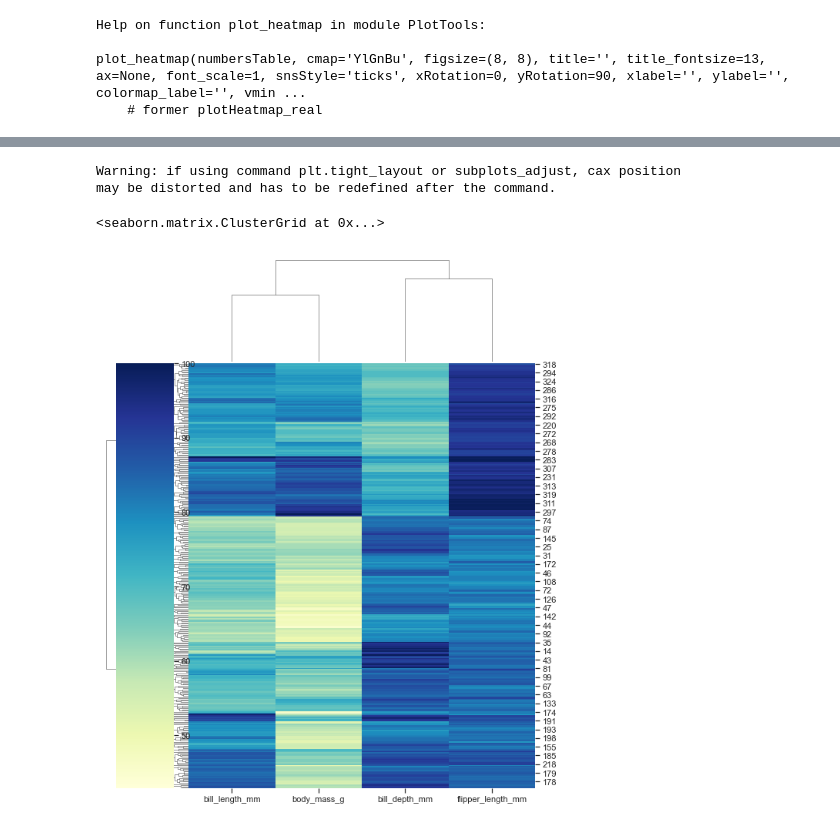
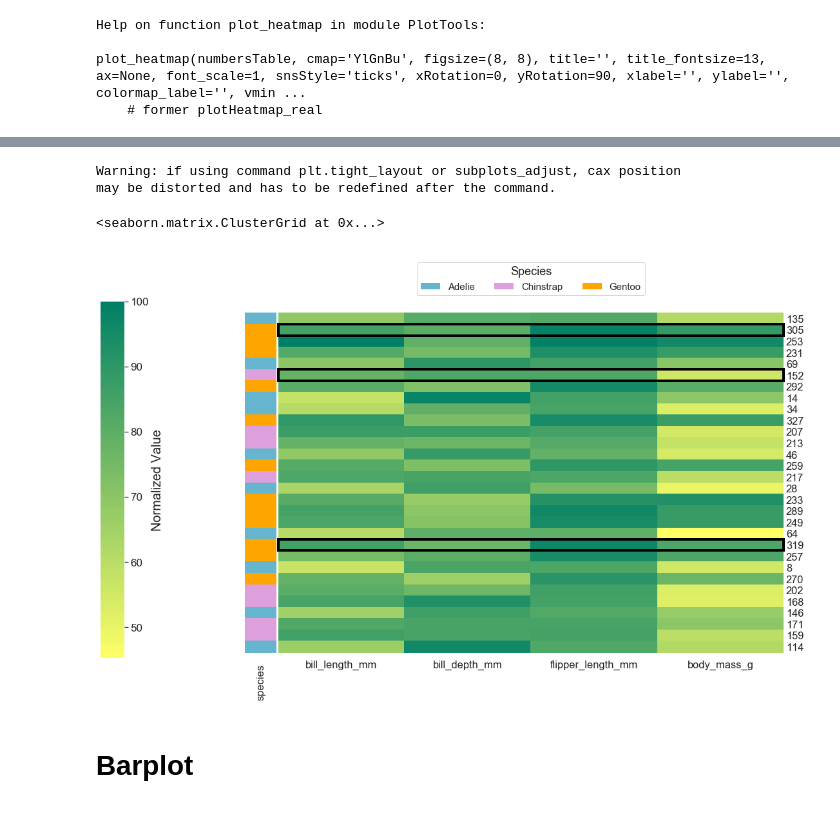
Before and after one commit to liel-cohen/LielTools, a Jupyter notebook: plots_examp.ipynb, the cells around one changed output, grey strips where cells are left out. Cells and saved outputs as stored; diff of their text form; code cells hidden in the pictures.

Commit message:
PlotTools and examples notebook updates

```diff
--- a/plots_examp.ipynb
+++ b/plots_examp.ipynb
@@ -62,5 +68,7 @@ diam_df
 # %%
 peng_df = sns.load_dataset('penguins')
 peng_df.drop(index=[3,339], inplace=True)
+peng_df['bill_length-depth ratio'] = peng_df['bill_length_mm'] / peng_df['bill_depth_mm']
+peng_df['flipper_length body_mass ratio'] = peng_df['flipper_length_mm'] / peng_df['body_mass_g']
 peng_df
 # %% [output]
@@ -380,51 +583,44 @@ dtype: int64
 # %%
+import importlib
+importlib.reload(PlotTools)
 cols = ['bill_length_mm', 'bill_depth_mm', 'flipper_length_mm', 'body_mass_g']
-PlotTools.plot_clustermap(100 * (peng_df[cols] / peng_df[cols].max()),
-                    cmap='YlGnBu', figsize=(10, 10),
+random_subset_df = 100 * (peng_df[cols] / peng_df[cols].max()).sample(n=30)
+PlotTools.plot_clustermap(random_subset_df,
+                    cmap='summer_r', figsize=(20, 15),
                     title='', title_fontsize=13, title_y_padding=0,
                     adjRight=0.8, adjBottom=0.3, adjLeft=None, adjTop=None,
-                    row_clustering=True, col_clustering=True,
-                    font_scale=1, snsStyle='ticks', vmin=None, vmax=None,
+                    row_clustering=False, col_clustering=False,
+                    font_scale=1.5,
                     xlabel='', ylabel='', xRotation=0, yRotation=0,
                     xy_labels_fontsize=None,
 
-                    mask=None,
-
-                    cbar_title='', cbar_orient='vertical',
-                    cbar_pos=None, cbar_vertical_left=False,
-                    cbar_title_fontsize=None, cbar_ticks_fontsize=None,
-                    hide_cbar=False,
+                    cbar_vertical_left=True, cbar_vertical_left_x_factor=0.1,
+                    cbar_title='Normalized Value', cbar_orient='vertical',
+                    cbar_pos=[0.1, 0.8, 0.02, 0.15],
+                    cbar_title_fontsize=20, cbar_ticks_fontsize=17,
 
                     linewidths=0, linecolor='white',
 
-                    row_color_vals=None, row_cmap='Blues',
-                    row_vmin=None, row_vmax=None,
-                    row_color_labels=None,
+                    row_color_labels=peng_df['species'],
                     row_color_lab_legend=True, row_color_lab_legend_loc='lower center',
-                    row_color_lab_legend_ncol=4, row_color_labels_cmap='Set1',
-                    row_color_labels_cmap_dict=None, row_color_labels_order=None,
+                    row_color_lab_legend_ncol=4,
+                    row_color_labels_cmap_dict={'Gentoo': 'orange', 'Adelie': 'c', 'Chinstrap': 'plum'},
                     row_color_legend_frameon=True,
 
-                    col_color_vals=None, col_cmap='Blues',
-                    col_vmin=None, col_vmax=None,
-                    col_color_labels=None,
-                    col_color_lab_legend=True, col_color_lab_legend_loc='lower center',
-                    col_color_lab_legend_ncol=4, col_color_labels_cmap='Set1',
-                    col_color_labels_cmap_dict=None, col_color_labels_order=None,
-                    col_color_legend_frameon=True,
+                    rowcol_color_legend_fontsize=15, rowcol_color_legend_title='Species',
+                    rowcol_color_legend_title_fontsize=18,
 
-                    rowcol_color_legend_fontsize=10, rowcol_color_legend_title='',
-                    rowcol_color_legend_title_fontsize=11,
-
-                    col_names_to_frame=None, row_names_to_frame=None,
+                    col_names_to_frame=None, row_names_to_frame=list(random_subset_df.index[[1,5, 20]]),
                     names_frame_color='black', names_frame_width=4,
 
                     xticklabels='auto', yticklabels='auto',
                     hide_ticks=False,
 
-                    fix_smaller_rows_at_y_edges_bug=False)
+                    fix_smaller_rows_at_y_edges_bug=True)
 # %% [output]
 Warning: if using command plt.tight_layout or subplots_adjust, cax position
 may be distorted and has to be redefined after the command.
 <seaborn.matrix.ClusterGrid at 0x...>
-[figure, old version]
+[figure, new version]
+# %% [markdown]
+# Barplot
```
Also changed, not shown: parts of 38 cells of this notebook, 1 other file.
